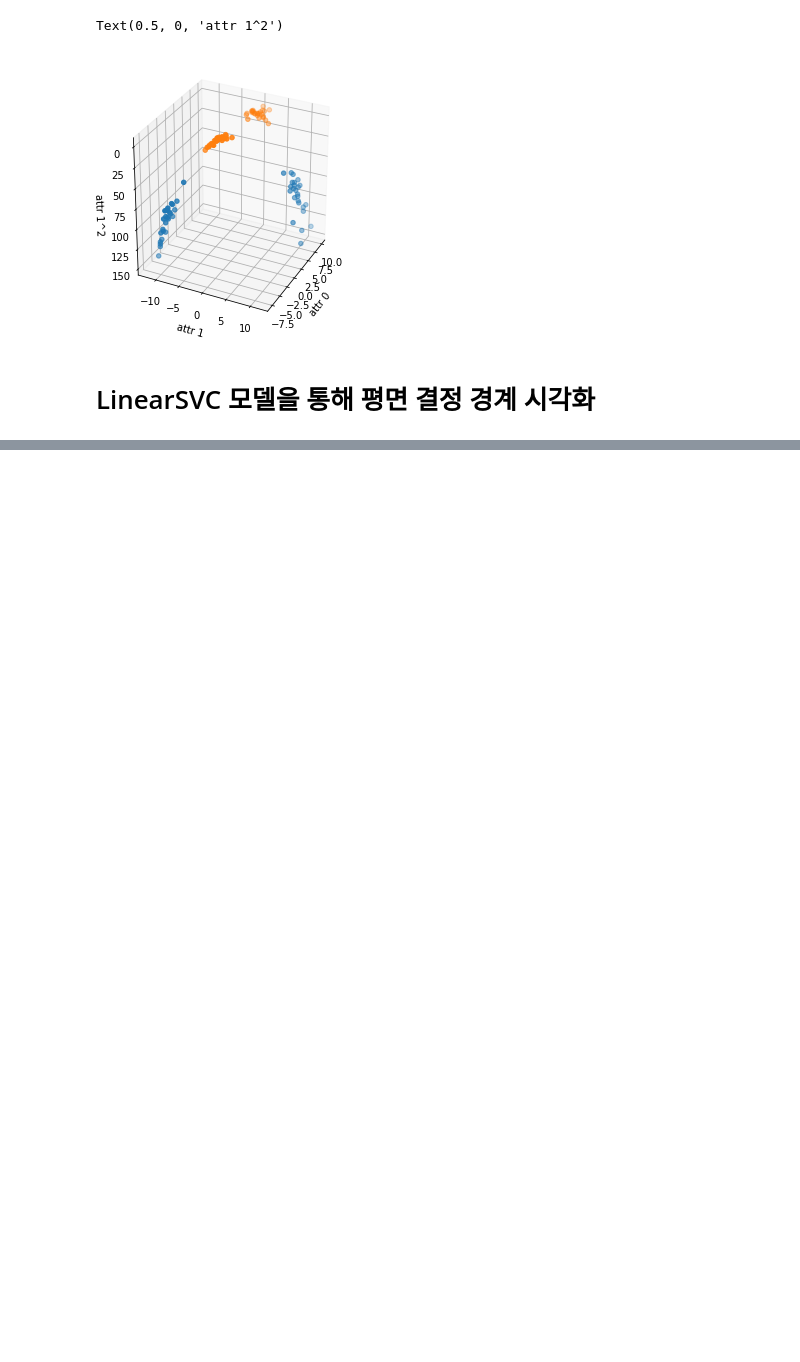
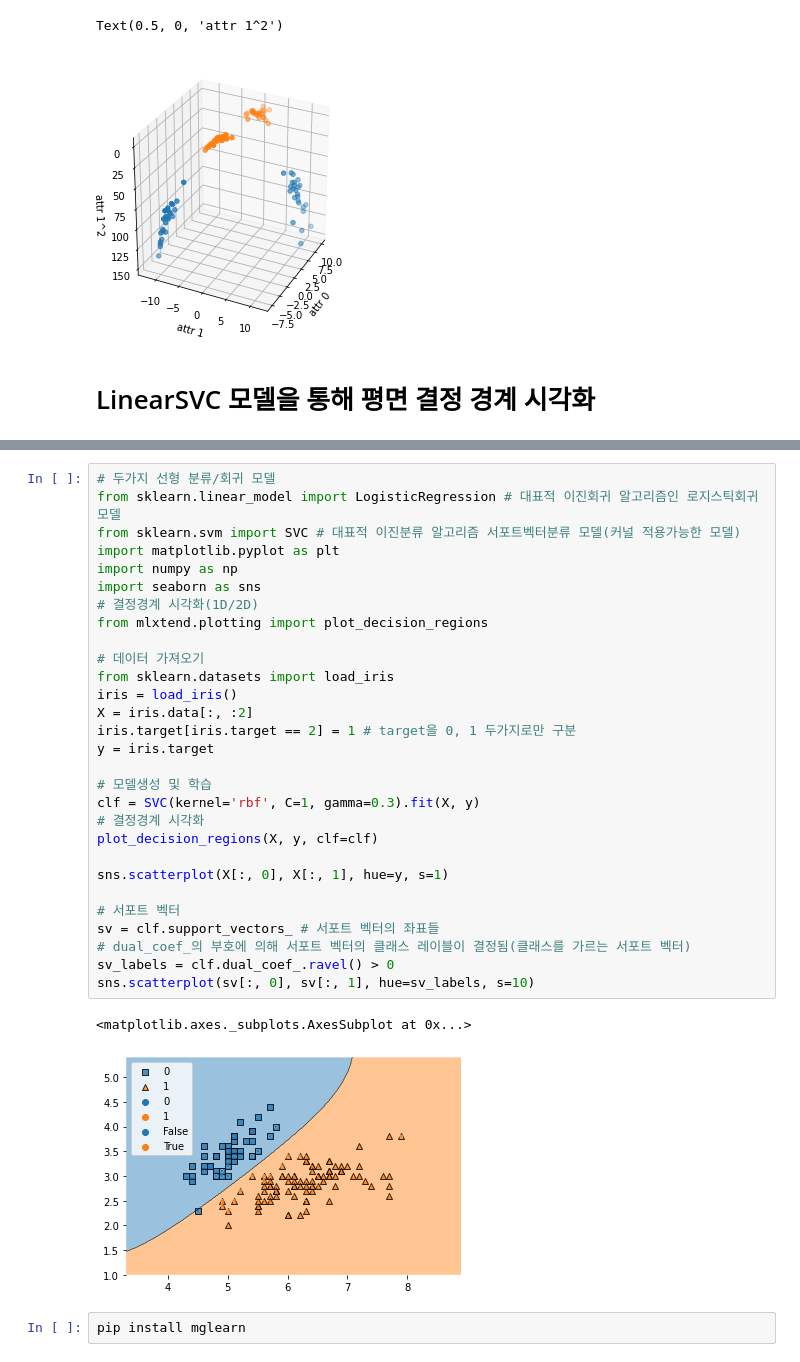
Before and after one commit to kiyong21c/nadocoding, a Jupyter notebook: 20220318_SVC_SVR_3D_boundary.ipynb, the cells around one changed output, grey strips where cells are left out. Cells and saved outputs as stored; diff of their text form; blank space fills up the shorter version.

```diff
--- a/20220318_SVC_SVR_3D_boundary.ipynb
+++ b/20220318_SVC_SVR_3D_boundary.ipynb
@@ -267,0 +243,34 @@ X_new = np.c_(X, X[:, 1] ** 2)
+# %%
+# 두가지 선형 분류/회귀 모델
+from sklearn.linear_model import LogisticRegression # 대표적 이진회귀 알고리즘인 로지스틱회귀 모델
+from sklearn.svm import SVC # 대표적 이진분류 알고리즘 서포트벡터분류 모델(커널 적용가능한 모델)
+import matplotlib.pyplot as plt
+import numpy as np
+import seaborn as sns
+# 결정경계 시각화(1D/2D)
+from mlxtend.plotting import plot_decision_regions
+
+# 데이터 가져오기
+from sklearn.datasets import load_iris
+iris = load_iris()
+X = iris.data[:, :2]
+iris.target[iris.target == 2] = 1 # target을 0, 1 두가지로만 구분
+y = iris.target
+
+# 모델생성 및 학습
+clf = SVC(kernel='rbf', C=1, gamma=0.3).fit(X, y)
+# 결정경계 시각화
+plot_decision_regions(X, y, clf=clf)
+
+sns.scatterplot(X[:, 0], X[:, 1], hue=y, s=1)
+
+# 서포트 벡터
+sv = clf.support_vectors_ # 서포트 벡터의 좌표들
+# dual_coef_의 부호에 의해 서포트 벡터의 클래스 레이블이 결정됨(클래스를 가르는 서포트 벡터)
+sv_labels = clf.dual_coef_.ravel() > 0
+sns.scatterplot(sv[:, 0], sv[:, 1], hue=sv_labels, s=10)
+# %% [output]
+<matplotlib.axes._subplots.AxesSubplot at 0x...>
+[figure, added]
+# %%
+pip install mglearn
```
Also changed, not shown: parts of 10 cells of this notebook.
